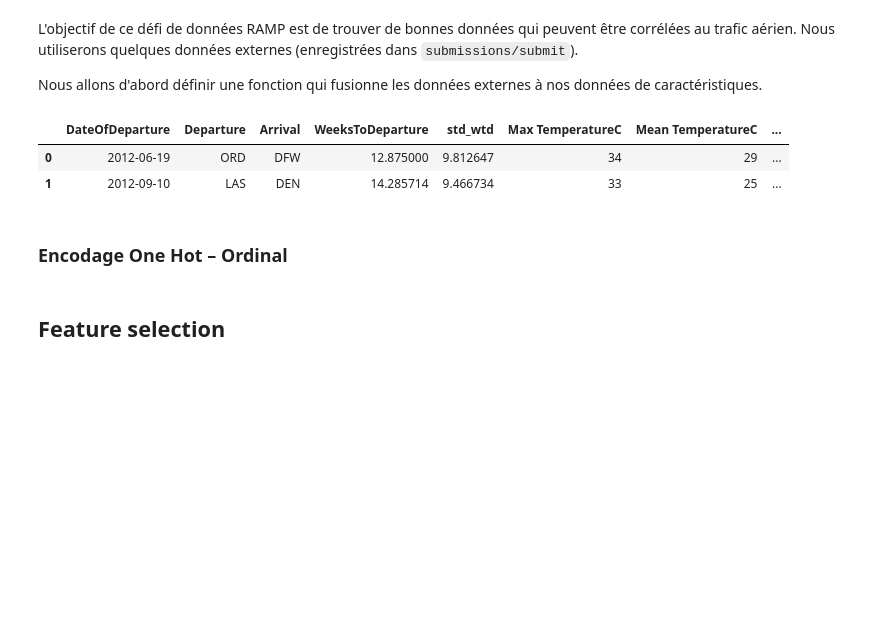
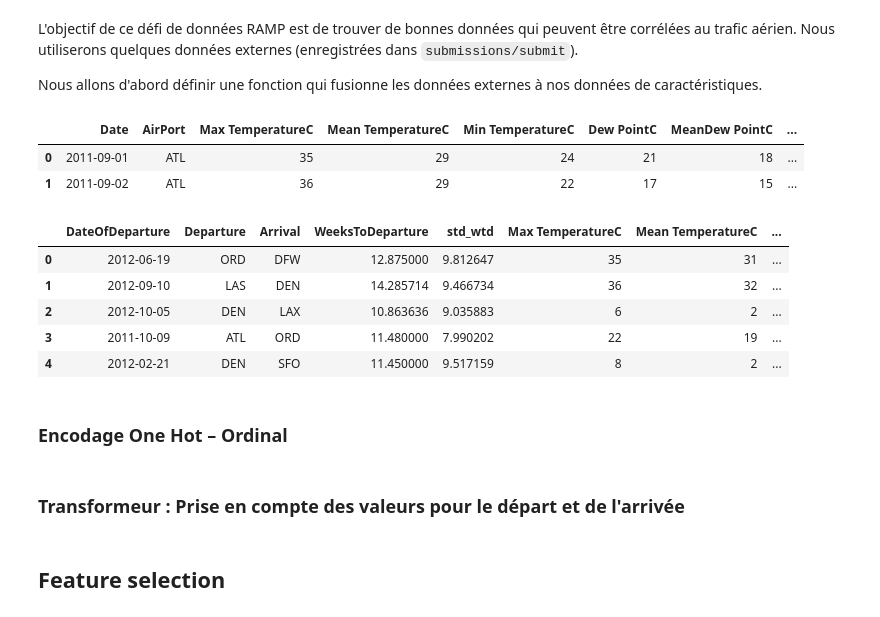
Before and after one commit to samirLazzali/air-passengers-prediction, a Jupyter notebook: start.ipynb, the cells around one changed output. Drawn from its saved outputs; the diff is of its cells as text; code cells hidden in the pictures; blank space fills up the shorter version.

Commit message:
deuxieme submit sur ramp

```diff
--- a/start.ipynb
+++ b/start.ipynb
@@ -78,9 +93,12 @@ def parse_date(x):
 from sklearn.preprocessing import FunctionTransformer
 
 def _encoder_dates(X):
-    X[["year","month","day","weekday","week"]] = X[
+    X[["year","month","weekday","week"]] = X[
     "DateOfDeparture"].apply(parse_date)
-    return X.drop(columns=["DateOfDeparture",'day'])
+    X["isweekend"] = X["weekday"] >= 5
+    X["isweekend"] = X["isweekend"].astype(int)
+
+    return X
 
 date_encoder = FunctionTransformer(_encoder_dates)
 # %%
@@ -121,13 +134,13 @@ dist_.fit_transform(X_train).head()
 # %%
 def merge_population (X):
-    X["population"] = X.apply(lambda x :
-                       external_dico[x["Arrival"]]['pop_2011'] - external_dico[x["Departure"]]['pop_2011']
-                       ,axis=1)
+    X["population_Arrival"] = X.apply(lambda x :
+                       external_dico[x["Arrival"]]['pop_2011'], axis=1)
 
-
+    X["population_departure"] = X.apply(lambda x :
+                       external_dico[x["Departure"]]['pop_2011'], axis=1)
     return X
 
-dist_ = FunctionTransformer(merge_population)
+popu = FunctionTransformer(merge_population)
 # %%
-dist_.fit_transform(X_train).head()
+popu.fit_transform(X_train).head()
 # %% [output]
@@ -146,27 +159,9 @@ Nous allons d'abord définir une fonction qui fusionne les données externes à
 # %%
 __file__ = os.path.join('submissions', 'submit', 'estimator.py')
 filepath = os.path.join(os.path.dirname(__file__), 'external_data.csv')
-# %%
-def _merge_external_data(X):
-    __file__ = os.path.join('submissions', 'submit', 'estimator.py')
-    filepath = os.path.join(os.path.dirname(__file__),
-                            'external_data.csv')
-
-
-    X["DateOfDeparture"] = pd.to_datetime(X['DateOfDeparture'])
-    X_weather = pd.read_csv(filepath, parse_dates=["Date"], index_col=0)
-
-    X_weather["Precipitationmm"] = X_weather["Precipitationmm"].replace('T',None)
-    X_weather["Precipitationmm"] = X_weather["Precipitationmm"].astype(float)
-    X_weather["Events"].fillna(mode(X_weather["Events"]).mode[0], inplace=True)
-    X_weather.drop(columns=["Max Gust SpeedKm/h","Events"], inplace=True)
-
-    X_weather = X_weather.rename(columns={'Date': 'DateOfDeparture',
-                                          'AirPort': 'Arrival'})
-    X_merged = pd.merge(X, X_weather,
-                        how='left',
-                        on=['DateOfDeparture', 'Arrival'],
-
-    return X_merged
-
-data_merger = FunctionTransformer(_merge_external_data)
+# %%
+pd.read_csv(filepath, index_col=0).head(2)
+# %% [output]
+|  | Date | AirPort | Max TemperatureC | Mean TemperatureC | Min TemperatureC | Dew PointC | MeanDew PointC | ... |
+| 0 | 2011-09-01 | ATL | 35 | 29 | 24 | 21 | 18 | ... |
+| 1 | 2011-09-02 | ATL | 36 | 29 | 22 | 17 | 15 | ... |
@@ -173,9 +214,12 @@ data_merger = FunctionTransformer(_merge_external_data)
 # %%
-data_merger.fit_transform(X_train).head(2)
+data_merger.fit_transform(X_train).head()
 # %% [output]
 |  | DateOfDeparture | Departure | Arrival | WeeksToDeparture | std_wtd | Max TemperatureC | Mean TemperatureC | ... |
-| 0 | 2012-06-19 | ORD | DFW | 12.875000 | 9.812647 | 34 | 29 | ... |
-| 1 | 2012-09-10 | LAS | DEN | 14.285714 | 9.466734 | 33 | 25 | ... |
+| 0 | 2012-06-19 | ORD | DFW | 12.875000 | 9.812647 | 35 | 31 | ... |
+| 1 | 2012-09-10 | LAS | DEN | 14.285714 | 9.466734 | 36 | 32 | ... |
+| 2 | 2012-10-05 | DEN | LAX | 10.863636 | 9.035883 | 6 | 2 | ... |
+| 3 | 2011-10-09 | ATL | ORD | 11.480000 | 7.990202 | 22 | 19 | ... |
+| 4 | 2012-02-21 | DEN | SFO | 11.450000 | 9.517159 | 8 | 2 | ... |
 # %% [markdown]
 ### Encodage One Hot – Ordinal
 # %%
@@ -196,2 +247,4 @@ def get_dummy(X):
 
 dummy_ = FunctionTransformer(get_dummy)
+# %% [markdown]
+### Transformeur : Prise en compte des valeurs pour le départ et de l'arrivée
```
Also changed, not shown: parts of 68 cells of this notebook, 5 other files.
